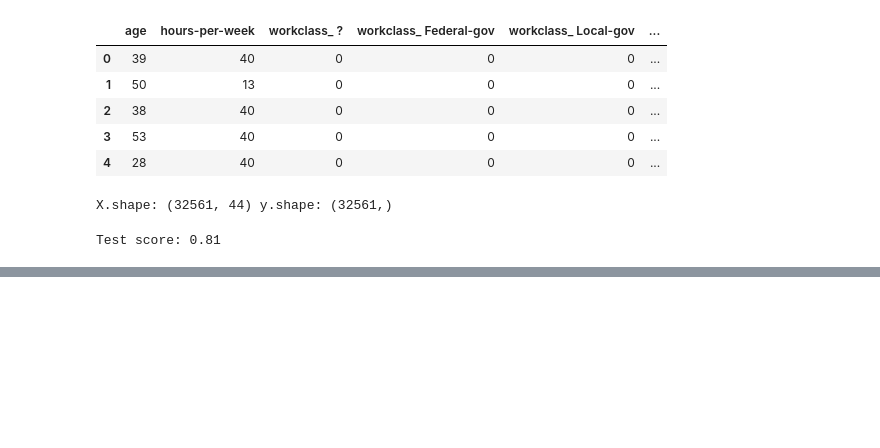
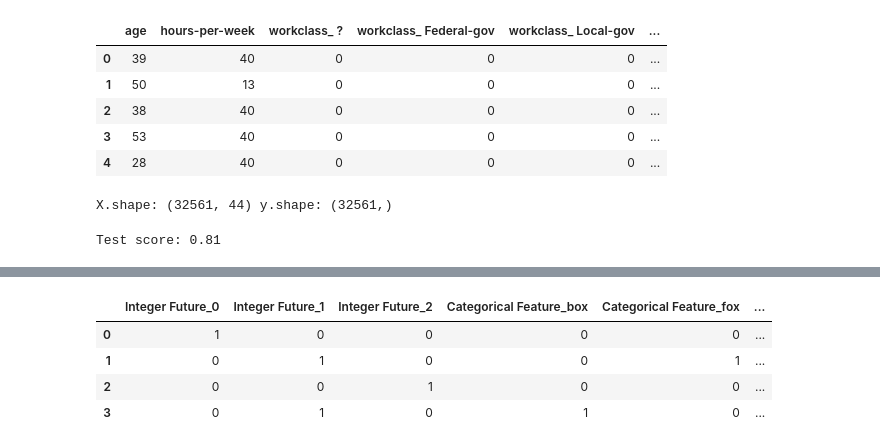
Before and after one commit to yuzuki-yosimura/Introduction-to-Machine-Learning-with-Python, a Jupyter notebook: Chapter4.ipynb, the cells around one changed output, grey strips where cells are left out. Cells and saved outputs as stored; diff of their text form; code cells hidden in the pictures; blank space fills up the shorter version.

```diff
--- a/Chapter4.ipynb
+++ b/Chapter4.ipynb
@@ -57,3 +57,6 @@ logreg.fit(X_train, y_train)
 print("Test score: {:.2f}".format(logreg.score(X_test, y_test)))
 # %% [output]
 Test score: 0.81
+# %%
+demo_df = pd.DataFrame({'Integer Future': [0, 1, 2, 1], 'Categorical Feature': ['socks', 'fox', 'socks', 'box']})
+display(demo_df)
@@ -59,0 +77,9 @@ Test score: 0.81
+# %%
+demo_df['Integer Future'] = demo_df['Integer Future'].astype(str)
+pd.get_dummies(demo_df, columns=['Integer Future', 'Categorical Feature'])
+# %% [output]
+|  | Integer Future_0 | Integer Future_1 | Integer Future_2 | Categorical Feature_box | Categorical Feature_fox | ... |
+| 0 | 1 | 0 | 0 | 0 | 0 | ... |
+| 1 | 0 | 1 | 0 | 0 | 1 | ... |
+| 2 | 0 | 0 | 1 | 0 | 0 | ... |
+| 3 | 0 | 1 | 0 | 1 | 0 | ... |
```
Also changed, not shown: parts of 5 cells of this notebook.
